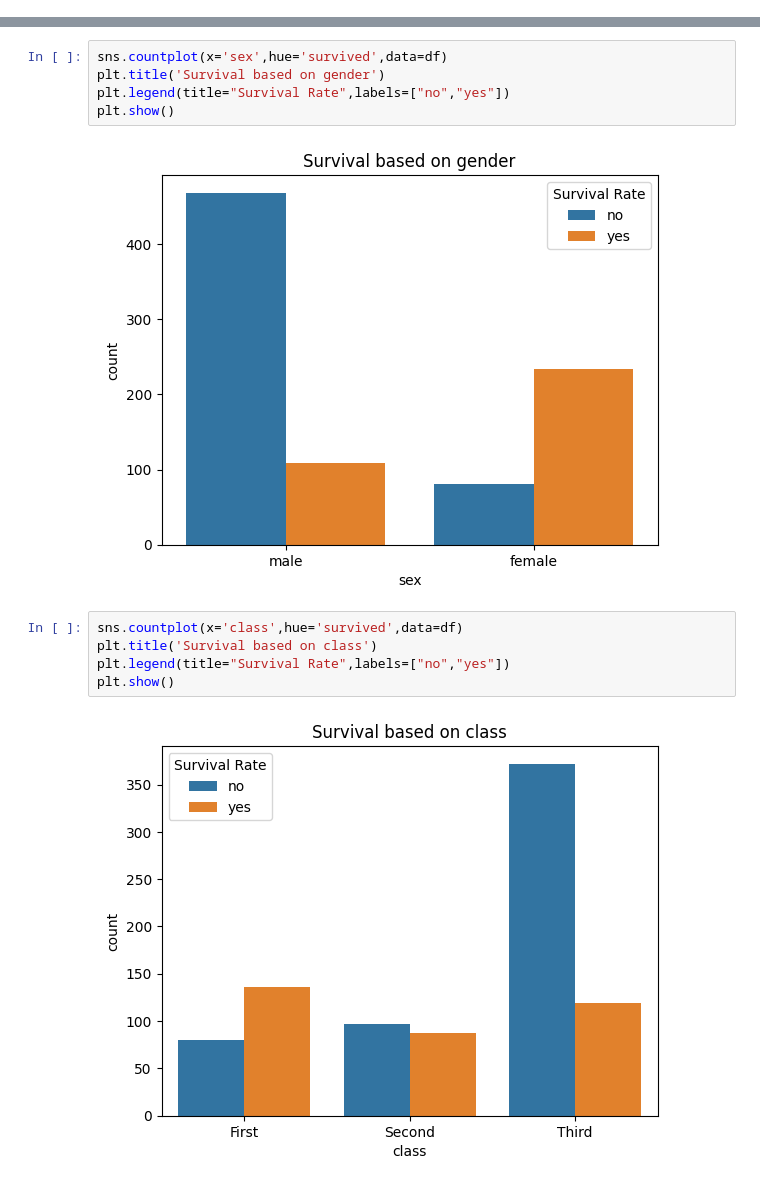
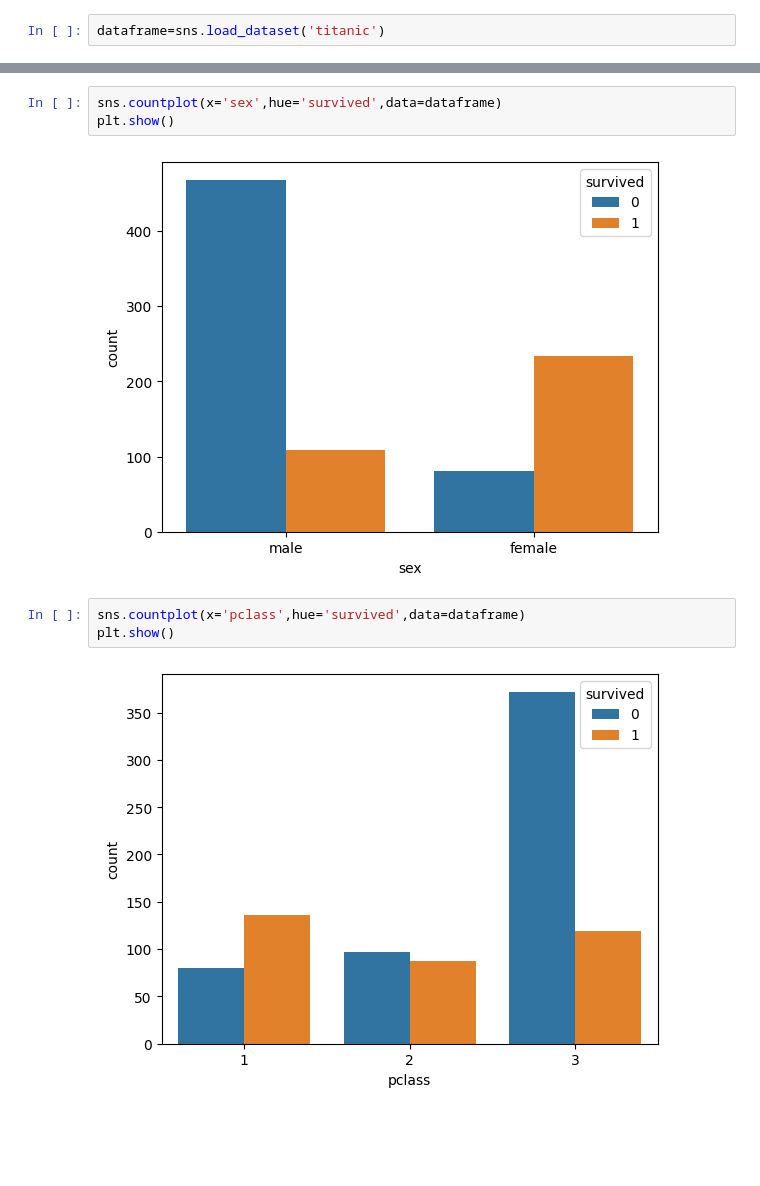
Before and after one commit to 61124/dsbda, a Jupyter notebook: Assignment8.ipynb, the cells around one changed output, grey strips where cells are left out. Drawn from its saved outputs; the diff is of its cells as text; blank space fills up the shorter version.

```diff
--- a/Assignment8.ipynb
+++ b/Assignment8.ipynb
@@ -17,0 +15,2 @@ df.head()
+# %%
+dataframe=sns.load_dataset('titanic')
@@ -23,17 +31,13 @@ Index(['survived', 'pclass', 'sex', 'age', 'sibsp', 'parch', 'fare',
        'alive', 'alone'],
       dtype='object')
 # %%
-sns.countplot(x='sex',hue='survived',data=df)
-plt.title('Survival based on gender')
-plt.legend(title="Survival Rate",labels=["no","yes"])
+sns.countplot(x='sex',hue='survived',data=dataframe)
 plt.show()
 # %% [output]
-[figure, old version]
+[figure, new version]
 # %%
-sns.countplot(x='class',hue='survived',data=df)
-plt.title('Survival based on class')
-plt.legend(title="Survival Rate",labels=["no","yes"])
+sns.countplot(x='pclass',hue='survived',data=dataframe)
 plt.show()
 # %% [output]
-[figure, old version]
+[figure, new version]
 # %%
```
Also changed, not shown: parts of 12 cells of this notebook.
